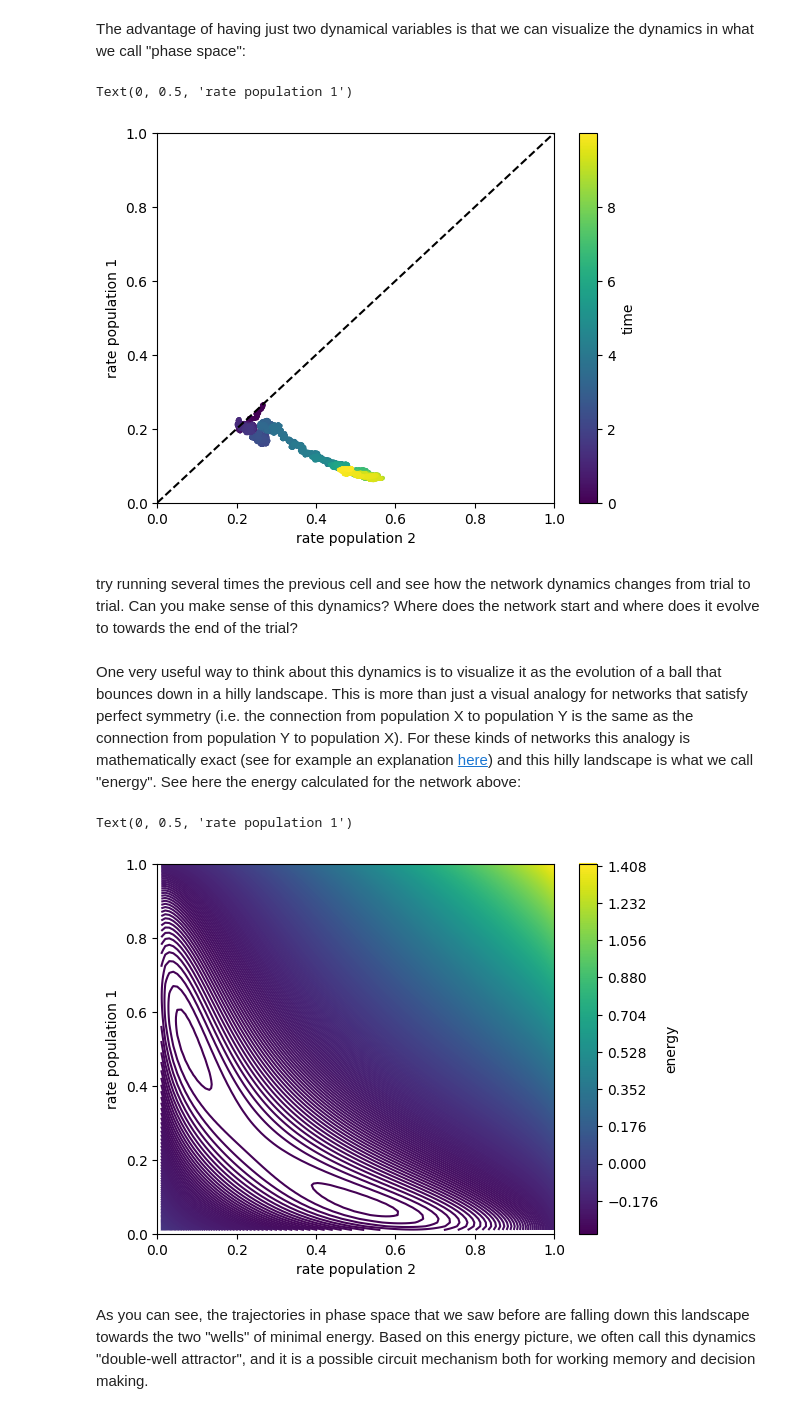
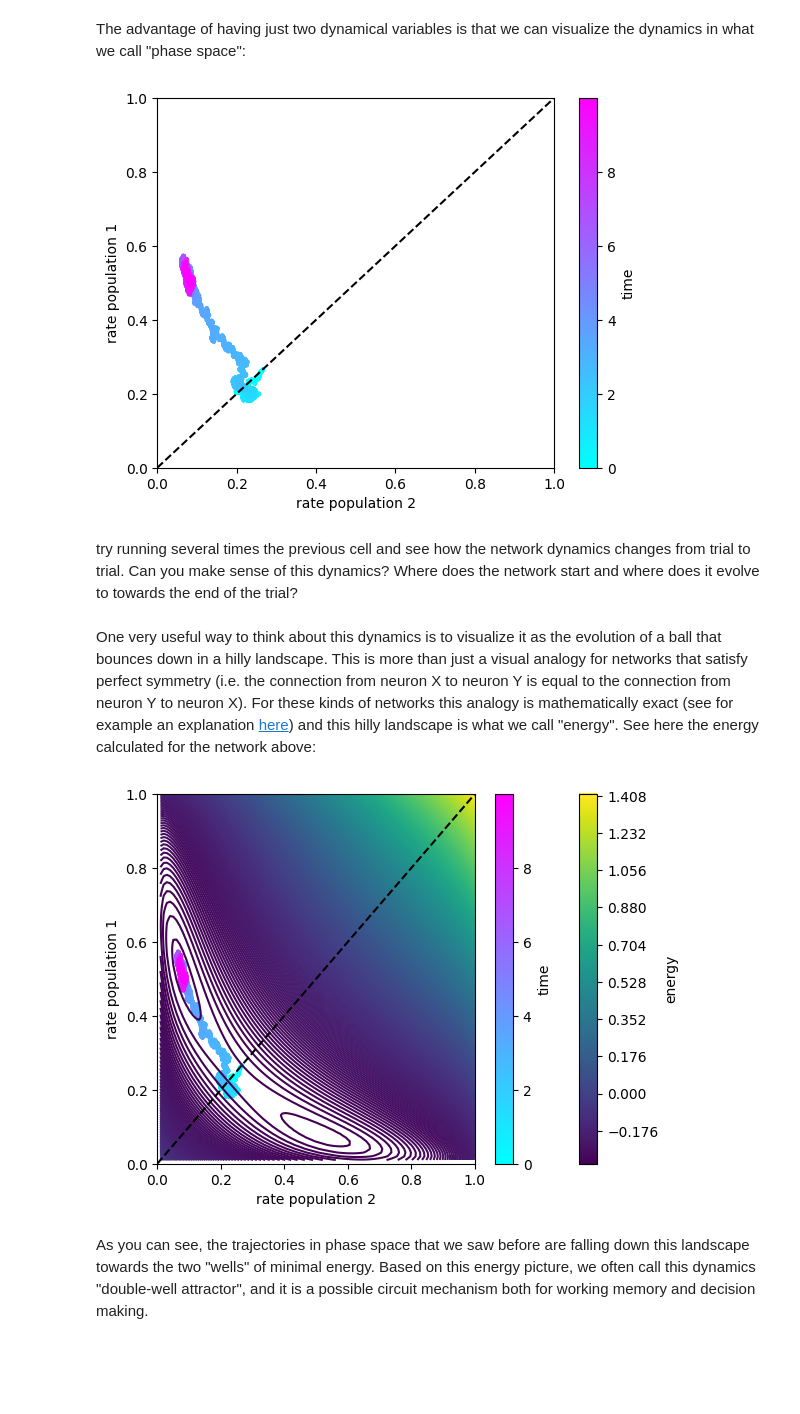
Before and after one commit to shepai/BIORTC_Nigeria, a Jupyter notebook: Workshops/Attractors/attractors.ipynb, the cells around one changed output. Drawn from its saved outputs; the diff is of its cells as text; code cells hidden in the pictures; blank space fills up the shorter version.

```diff
--- a/Workshops/Attractors/attractors.ipynb
+++ b/Workshops/Attractors/attractors.ipynb
@@ -19,16 +19,18 @@ $\tau \frac{r(t+dt) - r(t)}{dt} = -r(t) + I(t) \; \; \; $ so that:  $\; \; \; r(
 # %% [markdown]
 Here is a piece of code that simulates how a neuron with membrane time constant $\tau$ integrates a time varying input and generates a rate output $r(t)$
 # %%
-dt = 0.01
-time = np.arange(0, 5, dt)
-Nt = len(time)
+dt = 0.001 # time step, in s
+time = np.arange(0, 5, dt) # step times of the whole simulation, in s
+Nt = len(time) # total number of steps in simulation
 
-T = 0.5
-input = 1 + np.sin(2*np.pi*time/T)
+T = 0.5 # period of input current, in s
+input = 10*np.ones((Nt,)) # 1 + np.sin(2*np.pi*time/T) # input current
 
-rate = np.ones((Nt,))
+rate = np.ones((Nt,)) # initialize firing rate at 1
 
-tau = 0.02
+tau = 0.02 # membrane time constant, in s
+
+# simulation loop, through all time steps
 for i in range(Nt-1):
     rate[i+1] = rate[i] + dt/tau*(-rate[i] + input[i])
 # %%
@@ -448,39 +459,48 @@ for i in range(Nt-1):
 rateE1 = curr_to_rate(inpE1)
 rateE2 = curr_to_rate(inpE2)
 
-plt.scatter(rateE1, rateE2, c=time, s=4)
+plt.scatter(rateE1, rateE2, c=time, s=4, cmap='cool')
 plt.colorbar(label='time')
 plt.xlim([0,1])
 plt.ylim([0,1])
 plt.axline((1, 1), slope=1, color='k', ls='--')
 plt.xlabel('rate population 2')
-plt.ylabel('rate population 1')
+plt.ylabel('rate population 1');
 # %% [output]
-Text(0, 0.5, 'rate population 1')
-[figure, old version]
+[figure, new version]
 # %% [markdown]
 try running several times the previous cell and see how the network dynamics changes from trial to trial. Can you make sense of this dynamics? Where does the network start and where does it evolve to towards the end of the trial?
 # %% [markdown]
-One very useful way to think about this dynamics is to visualize it as the evolution of a ball that bounces down in a hilly landscape. This is more than just a visual analogy for networks that satisfy perfect symmetry (i.e. the connection from population X to population Y is the same as the connection from population Y to population X). For these kinds of networks this analogy is mathematically exact (see for example an explanation [here](https://neuronaldynamics.epfl.ch/online/Ch16.S4.html)) and this hilly landscape is what we call "energy". See here the energy calculated for the network above:
+One very useful way to think about this dynamics is to visualize it as the evolution of a ball that bounces down in a hilly landscape. This is more than just a visual analogy for networks that satisfy perfect symmetry (i.e. the connection from neuron X to neuron Y is equal to the connection from neuron Y to neuron X). For these kinds of networks this analogy is mathematically exact (see for example an explanation [here](https://neuronaldynamics.epfl.ch/online/Ch16.S4.html)) and this hilly landscape is what we call "energy". See here the energy calculated for the network above:
 # %%
+np.seterr(divide = 'ignore')
+
 energy = np.zeros((100,100))
 
 def integral(rate):
     lim = 2*rate - 1
-    return 0.5*rate + 0.5* (lim*np.arctanh(lim) + 0.5*np.log(np.abs(1-lim*lim)) -0.7)
+    return 0.5*rate + 0.5* (lim*np.arctanh(lim) + 0.5*np.log(np.abs(1-lim*lim)) -0.7);
 
 for i in range(100):
     r1 = i/100
     for j in range(100):
         r2 = j/100
         energy[i,j] = -0.5*(WEE - alpha)*(r1**2 + r2**2) + alpha*r1*r2 - (drive*r1 + drive*r2) + integral(r1) + integral(r2)
 
 plt.contour(energy, extent=[0, 1, 0, 1], levels=500)
 plt.colorbar(label='energy')
 plt.xlabel('rate population 2')
 plt.ylabel('rate population 1')
+
+
+plt.scatter(rateE1, rateE2, c=time, s=4, cmap="cool")
+plt.colorbar(label='time')
+plt.xlim([0,1])
+plt.ylim([0,1])
+plt.axline((1, 1), slope=1, color='k', ls='--')
+plt.xlabel('rate population 2')
+plt.ylabel('rate population 1');
 # %% [output]
-Text(0, 0.5, 'rate population 1')
-[figure, old version]
+[figure, new version]
 # %% [markdown]
 As you can see, the trajectories in phase space that we saw before are falling down this landscape towards the two "wells" of minimal energy. Based on this energy picture, we often call this dynamics "double-well attractor", and it is a possible circuit mechanism both for working memory and decision making.
```
Also changed, not shown: parts of 30 cells of this notebook.
